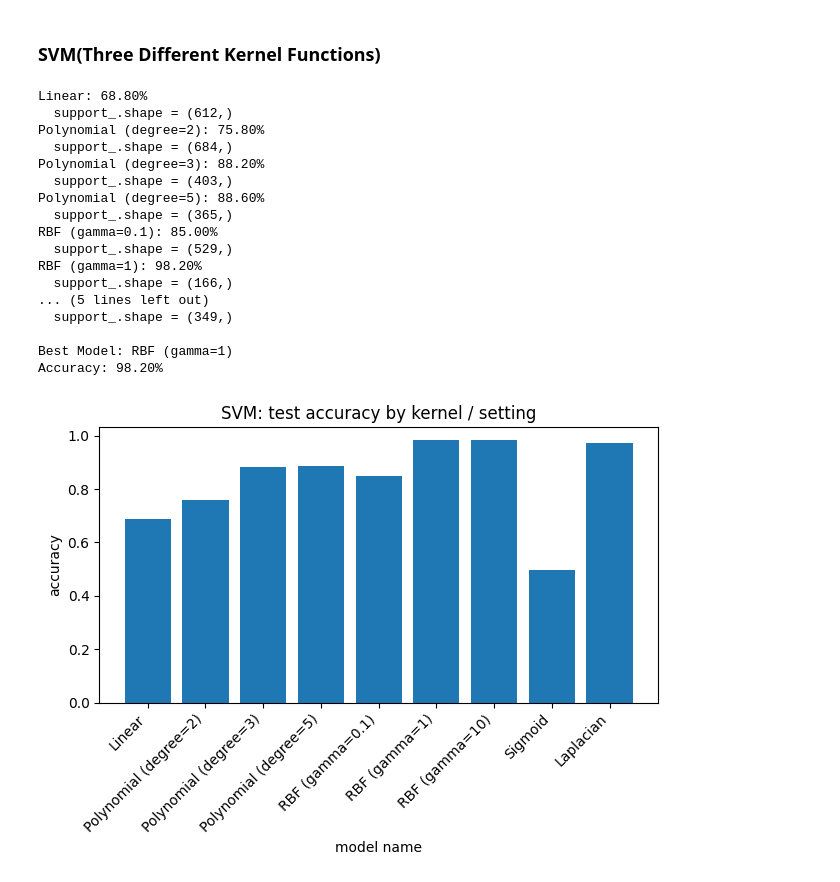
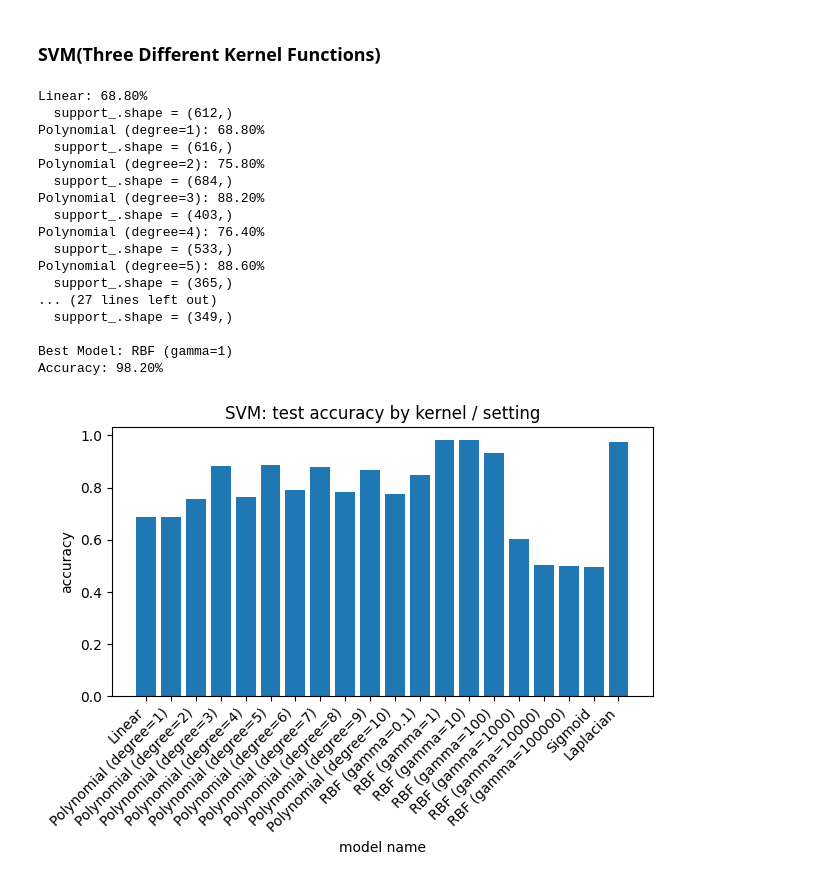
Before and after one commit to XinYanH23/PRML_HW, a Jupyter notebook: hw_2/hw_2.ipynb, the cells around one changed output. Drawn from its saved outputs; the diff is of its cells as text; code cells hidden in the pictures.

```diff
--- a/hw_2/hw_2.ipynb
+++ b/hw_2/hw_2.ipynb
@@ -894,14 +894,14 @@ def fit_report(name, estimator):
 fit_report("Linear", SVC(kernel="linear", C=1, random_state=RANDOM_SEED))
 
 # 2) Polynomial (multiple degrees)
-for degree in (2, 3, 5):
+for degree in (1,2, 3,4,5,6,7,8,9,10):
     fit_report(
         f"Polynomial (degree={degree})",
         SVC(kernel="poly", degree=degree, C=1, random_state=RANDOM_SEED),
     )
 
 # 3) RBF (multiple gamma)
-for gamma in (0.1, 1, 10):
+for gamma in (0.1, 1, 10,100,1000,10000,100000):
     fit_report(
         f"RBF (gamma={gamma})",
         SVC(kernel="rbf", C=1, gamma=gamma, random_state=RANDOM_SEED),
@@ -934,7 +934,7 @@ plt.xticks(rotation=45, ha="right")
 plt.tight_layout()
 plt.show()
 
-rbf_gammas = [0.1, 1, 10]
+rbf_gammas = [0.1, 1, 10,100,1000,10000,100000]
 rbf_names = [f"RBF (gamma={g})" for g in rbf_gammas]
 rbf_accs = [results[n] for n in rbf_names]
 
@@ -946,37 +946,37 @@ plt.ylabel("accuracy")
 plt.title("RBF kernel: accuracy vs gamma")
 plt.grid(True, linestyle="--", alpha=0.4)
 plt.tight_layout()
 plt.show()
 
-poly_degrees = [2, 3, 5]
+poly_degrees = [1,2, 3, 4,5,6,7,8,9,10]
 poly_names = [f"Polynomial (degree={d})" for d in poly_degrees]
 poly_accs = [results[n] for n in poly_names]
 
 plt.figure()
 plt.plot(poly_degrees, poly_accs, marker="o")
 plt.xlabel("degree")
 plt.ylabel("accuracy")
 plt.title("Polynomial kernel: accuracy vs degree")
 plt.xticks(poly_degrees)
 plt.grid(True, linestyle="--", alpha=0.4)
 plt.tight_layout()
 plt.show()
 # %% [output]
 Linear: 68.80%
   support_.shape = (612,)
+Polynomial (degree=1): 68.80%
+  support_.shape = (616,)
 Polynomial (degree=2): 75.80%
   support_.shape = (684,)
 Polynomial (degree=3): 88.20%
   support_.shape = (403,)
+Polynomial (degree=4): 76.40%
+  support_.shape = (533,)
 Polynomial (degree=5): 88.60%
   support_.shape = (365,)
-RBF (gamma=0.1): 85.00%
-  support_.shape = (529,)
-RBF (gamma=1): 98.20%
-  support_.shape = (166,)
-... (5 lines left out)
+... (27 lines left out)
   support_.shape = (349,)
 
 Best Model: RBF (gamma=1)
 Accuracy: 98.20%
-[figure, old version]
+[figure, new version]
```
Also changed, not shown: parts of 1 cell of this notebook.
